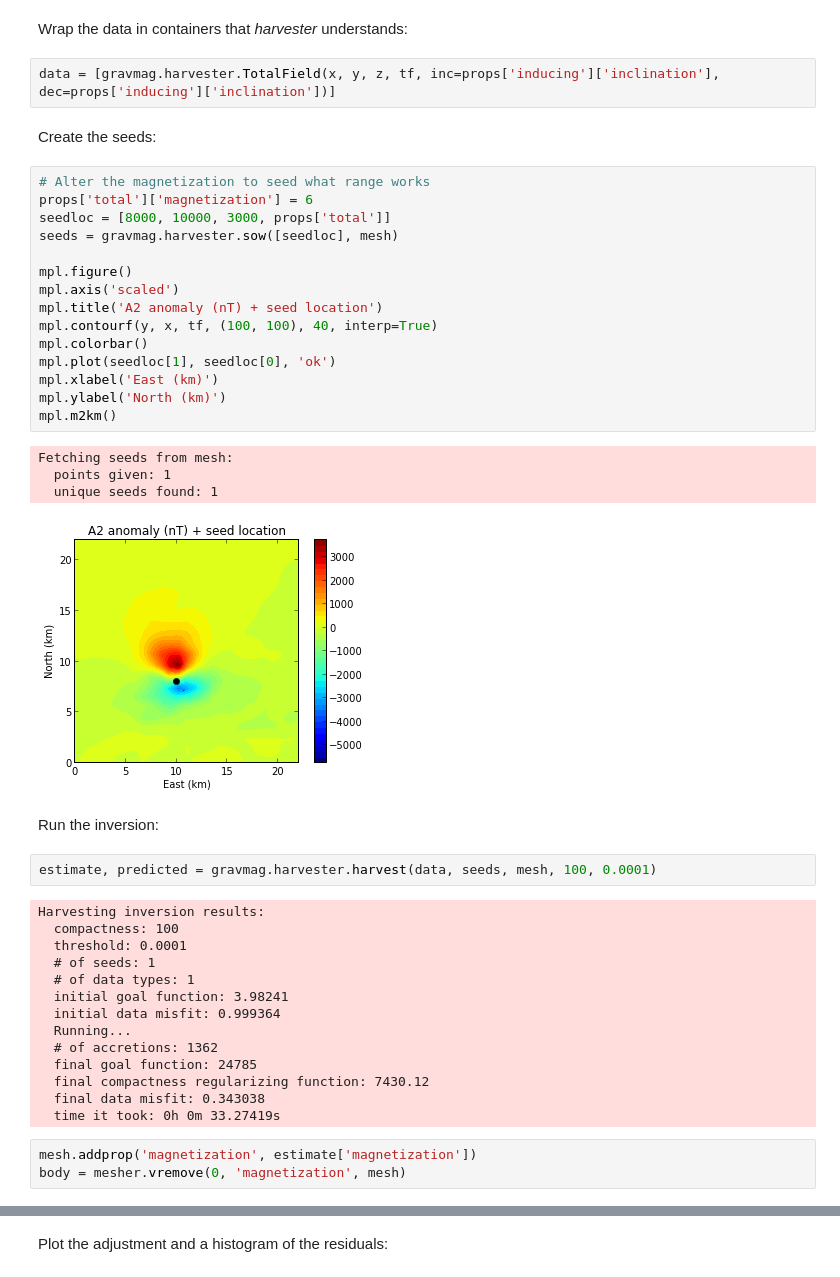
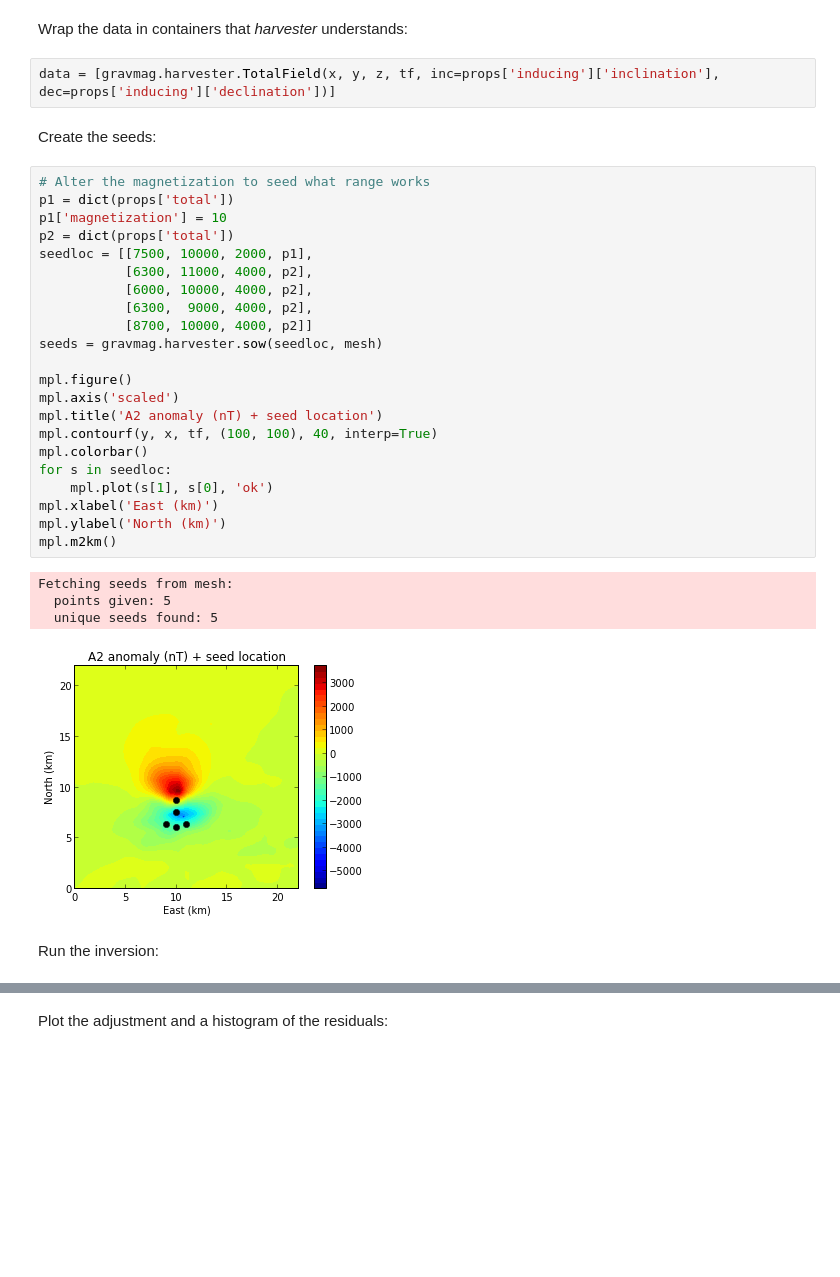
Before and after one commit to leouieda/agu-cancun2013, a Jupyter notebook: morro-do-engenho/A2-inversion.ipynb, the cells around one changed output, grey strips where cells are left out. Cells and saved outputs as stored; diff of their text form; blank space fills up the shorter version.

```diff
--- a/morro-do-engenho/A2-inversion.ipynb
+++ b/morro-do-engenho/A2-inversion.ipynb
@@ -74,48 +74,36 @@ Generating 3D right rectangular prism mesh:
 # %% [markdown]
 Wrap the data in containers that *harvester* understands:
 # %%
-data = [gravmag.harvester.TotalField(x, y, z, tf, inc=props['inducing']['inclination'], dec=props['inducing']['inclination'])]
+data = [gravmag.harvester.TotalField(x, y, z, tf, inc=props['inducing']['inclination'], dec=props['inducing']['declination'])]
 # %% [markdown]
 Create the seeds:
 # %%
 # Alter the magnetization to seed what range works
-props['total']['magnetization'] = 6
-seedloc = [8000, 10000, 3000, props['total']]
-seeds = gravmag.harvester.sow([seedloc], mesh)
+p1 = dict(props['total'])
+p1['magnetization'] = 10
+p2 = dict(props['total'])
+seedloc = [[7500, 10000, 2000, p1],
+           [6300, 11000, 4000, p2],
+           [6000, 10000, 4000, p2],
+           [6300,  9000, 4000, p2],
+           [8700, 10000, 4000, p2]]
+seeds = gravmag.harvester.sow(seedloc, mesh)
 
 mpl.figure()
 mpl.axis('scaled')
 mpl.title('A2 anomaly (nT) + seed location')
 mpl.contourf(y, x, tf, (100, 100), 40, interp=True)
 mpl.colorbar()
-mpl.plot(seedloc[1], seedloc[0], 'ok')
+for s in seedloc:
+    mpl.plot(s[1], s[0], 'ok')
 mpl.xlabel('East (km)')
 mpl.ylabel('North (km)')
 mpl.m2km()
 # %% [output]
 Fetching seeds from mesh:
-  points given: 1
-  unique seeds found: 1
+  points given: 5
+  unique seeds found: 5
-[figure, old version]
+[figure, new version]
 # %% [markdown]
 Run the inversion:
-# %%
-estimate, predicted = gravmag.harvester.harvest(data, seeds, mesh, 100, 0.0001)
-# %% [output]
-Harvesting inversion results:
-  compactness: 100
-  threshold: 0.0001
-  # of seeds: 1
-  # of data types: 1
-  initial goal function: 3.98241
-  initial data misfit: 0.999364
-  Running...
-  # of accretions: 1362
-  final goal function: 24785
-  final compactness regularizing function: 7430.12
-  final data misfit: 0.343038
-  time it took: 0h 0m 33.27419s
-# %%
-mesh.addprop('magnetization', estimate['magnetization'])
-body = mesher.vremove(0, 'magnetization', mesh)
 # %%
```
Also changed, not shown: parts of 5 cells of this notebook.
